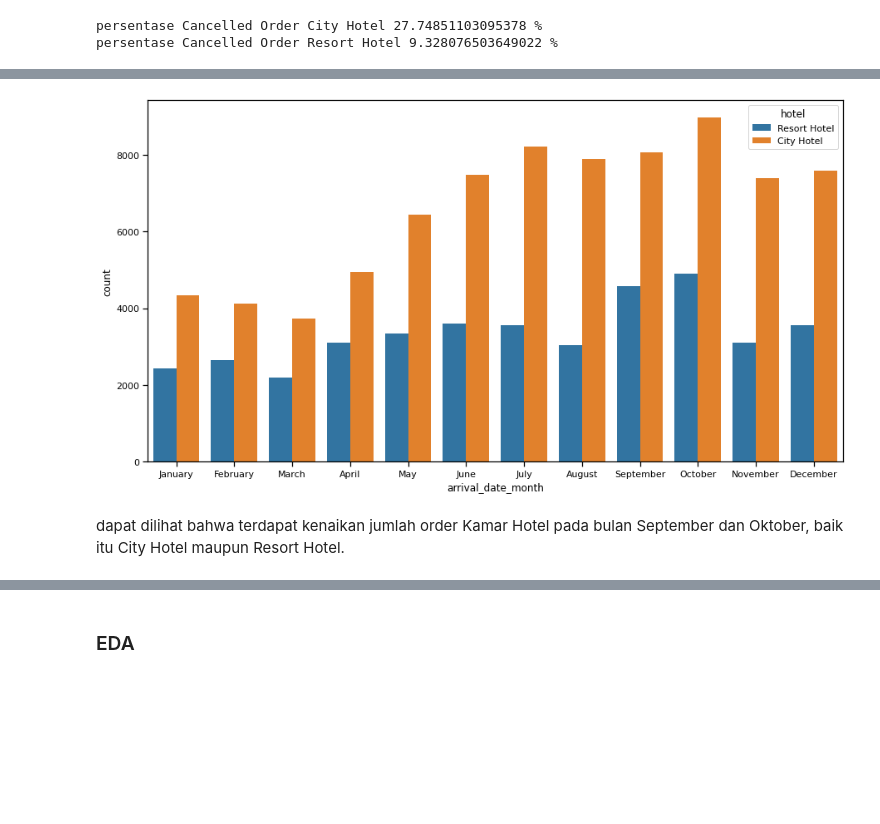
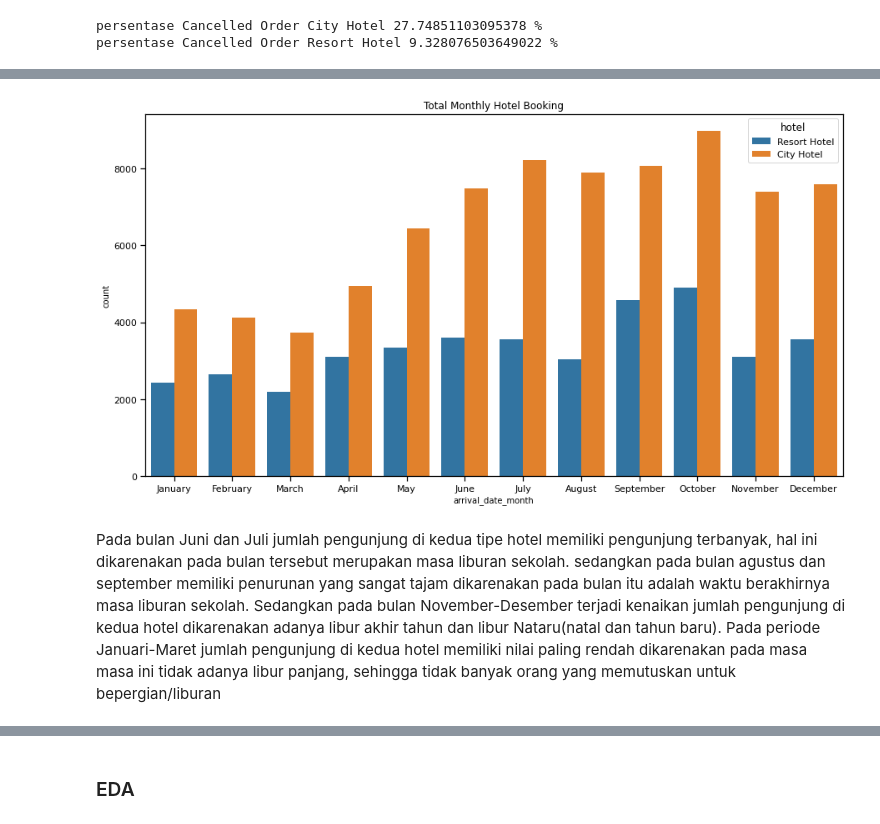
Before and after one commit to Hana5i/Hotel-Business-Insight-Portfolio, a Jupyter notebook: Hotel Business/Hotel Business Insight.ipynb, the cells around one changed output, grey strips where cells are left out. Drawn from its saved outputs; the diff is of its cells as text; code cells hidden in the pictures; blank space fills up the shorter version.

```diff
--- a/Hotel Business/Hotel Business Insight.ipynb
+++ b/Hotel Business/Hotel Business Insight.ipynb
@@ -171,5 +287,6 @@ AttributeError: 'Text' object has no attribute 'containers'
 plt.figure(figsize= (15,8))
 Months = ['January', 'February', 'March', 'April', 'May', 'June', 'July', 'August', 'September', 'October', 'November', 'December']
 sns.countplot(x='arrival_date_month', hue='hotel', data=df, order=Months)
+plt.title('Total Monthly Hotel Booking')
 sns
 # %% [output]
@@ -177,6 +294,7 @@ sns
-[figure, old version]
+[figure, new version]
-# %% [markdown]
-dapat dilihat bahwa terdapat kenaikan jumlah order Kamar Hotel pada bulan September dan Oktober, baik itu City Hotel maupun Resort Hotel.
+# %% [markdown]
+Pada bulan Juni dan Juli jumlah pengunjung di kedua tipe hotel memiliki pengunjung terbanyak, hal ini dikarenakan pada bulan tersebut merupakan masa liburan sekolah. sedangkan pada bulan agustus dan september memiliki penurunan yang sangat tajam dikarenakan pada bulan itu adalah waktu berakhirnya masa liburan sekolah.
+Sedangkan pada bulan November-Desember terjadi kenaikan jumlah pengunjung di kedua hotel dikarenakan adanya libur akhir tahun dan libur Nataru(natal dan tahun baru). Pada periode Januari-Maret jumlah pengunjung di kedua hotel memiliki nilai paling rendah dikarenakan pada masa masa ini tidak adanya libur panjang, sehingga tidak banyak orang yang memutuskan untuk bepergian/liburan
 # %%
 #selanjutnya kita ingin mengetahui, pada tahun berapa perubahan jumlah pengunjung yang terjadi
 plt.figure(figsize= (15,8))
```
Also changed, not shown: parts of 43 cells of this notebook.
